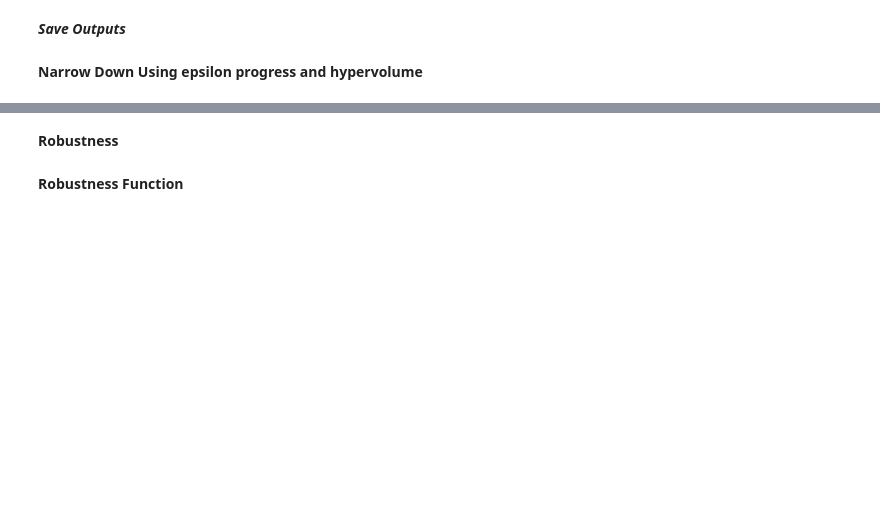
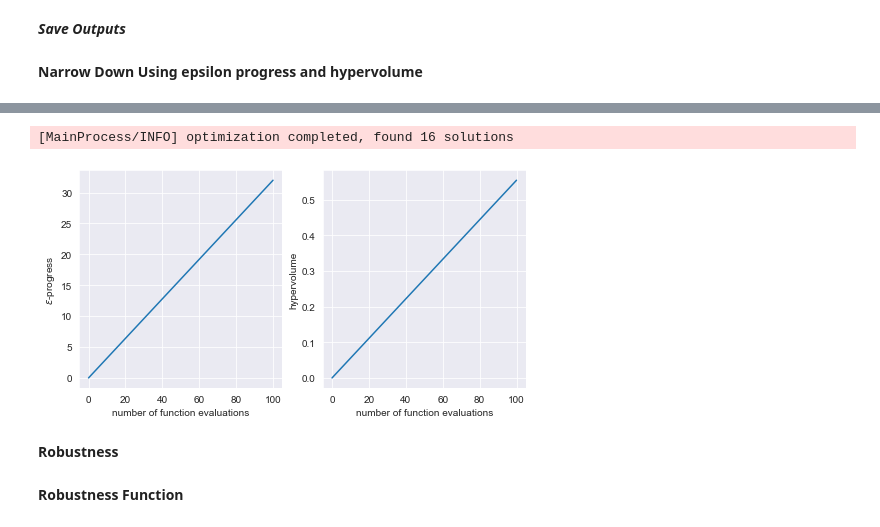
Before and after one commit to rhysits/thesis, a Jupyter notebook: final assignment/01_Directed_Search_uncertainties.ipynb, the cells around one changed output, grey strips where cells are left out. Drawn from its saved outputs; the diff is of its cells as text; code cells hidden in the pictures; blank space fills up the shorter version.

```diff
--- a/final assignment/01_Directed_Search_uncertainties.ipynb
+++ b/final assignment/01_Directed_Search_uncertainties.ipynb
@@ -120,17 +126,6 @@ outcomes
 ***Save Outputs***
 # %% [markdown]
 **Narrow Down Using epsilon progress and hypervolume**
-# %%
-model.outcomes = [ScalarOutcome('Expected Annual Damage', kind=ScalarOutcome.MINIMIZE,
-                                     expected_range=(0,1e+08)),
-                       ScalarOutcome('Dike Investment Costs', kind=ScalarOutcome.MINIMIZE,
-                                     expected_range=(0,1e+09)),
-                       ScalarOutcome('RfR Investment Costs', kind=ScalarOutcome.MINIMIZE,
-                                    expected_range=(0,1e+10)),
-                       ScalarOutcome('Evacuation Costs', kind=ScalarOutcome.MINIMIZE,
-                                     expected_range=(0,1000)),
-                    ScalarOutcome('Expected Number of Deaths', kind=ScalarOutcome.MINIMIZE,
-                                     expected_range=(0,.1))]
 # %%
 # convergence = [EpsilonProgress()]
 # convergence = [HyperVolume(minimum=[0,0,0,0,0], maximum=[1, 1, 1, 1, 1]),
@@ -187,9 +194,30 @@ with MultiprocessingEvaluator(model) as evaluator:
+# %%
+epsilons= [1, 1, 1, 1, 1] #[0.125, 0.05, 0.01, 0.01]
+# %%
+convergence = [HyperVolume(minimum=[0,0,0,0,0], maximum=[1e+08, 1e+09, 1e+10, 1000, .1]),
+               EpsilonProgress()]
 # %%
 #this is MORDM
 with MultiprocessingEvaluator(model) as evaluator:
-    results, convergence = evaluator.optimize(nfe=10, searchover='levers',
+    results, convergence = evaluator.optimize(nfe=10, searchover='levers', reference = scenarios[0],
                                               epsilons=epsilons,
                                               convergence=convergence)
+# %% [output]
+[MainProcess/INFO] optimization completed, found 16 solutions
+# %%
+import matplotlib.pyplot as plt
+
+fig, (ax1, ax2) = plt.subplots(ncols=2, sharex=True, figsize=(8,4))
+ax1.plot(convergence.nfe, convergence.epsilon_progress)
+ax1.set_ylabel('$\epsilon$-progress')
+ax2.plot(convergence.nfe, convergence.hypervolume)
+ax2.set_ylabel('hypervolume')
+
+ax1.set_xlabel('number of function evaluations')
+ax2.set_xlabel('number of function evaluations')
+plt.show()
+# %% [output]
+[figure, added]
 # %% [markdown]
 **Robustness**
 # %% [markdown]
```
Also changed, not shown: parts of 13 cells of this notebook.
